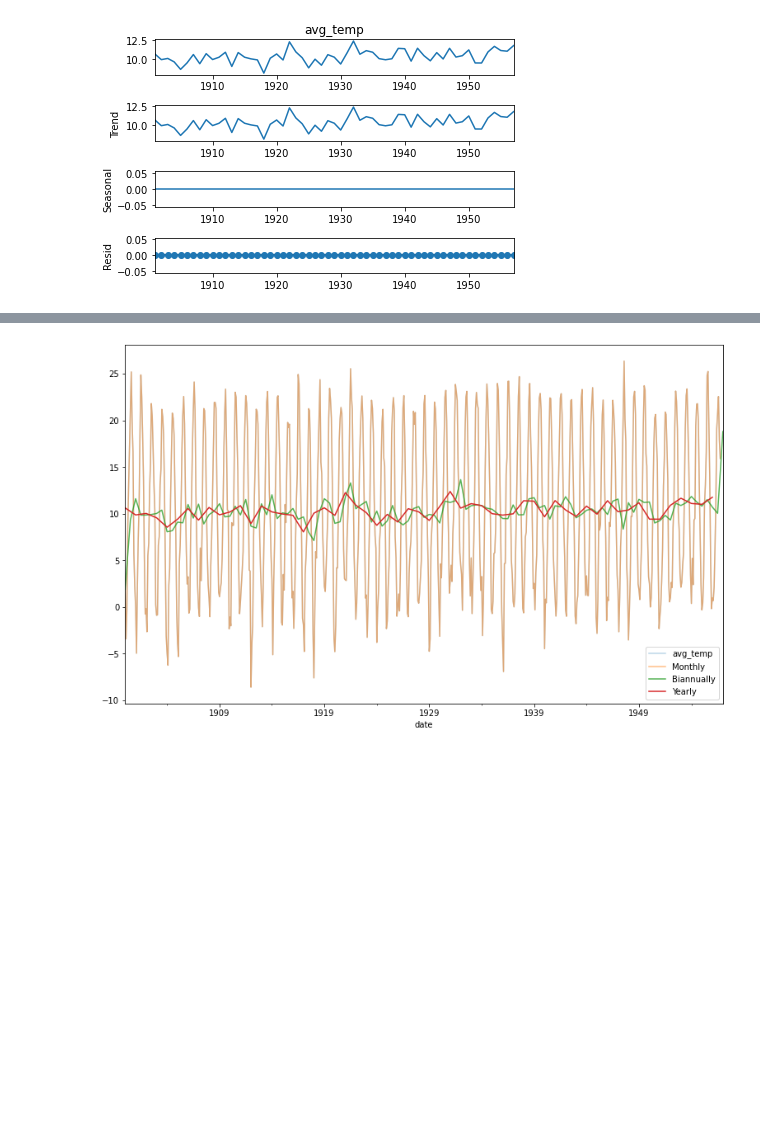
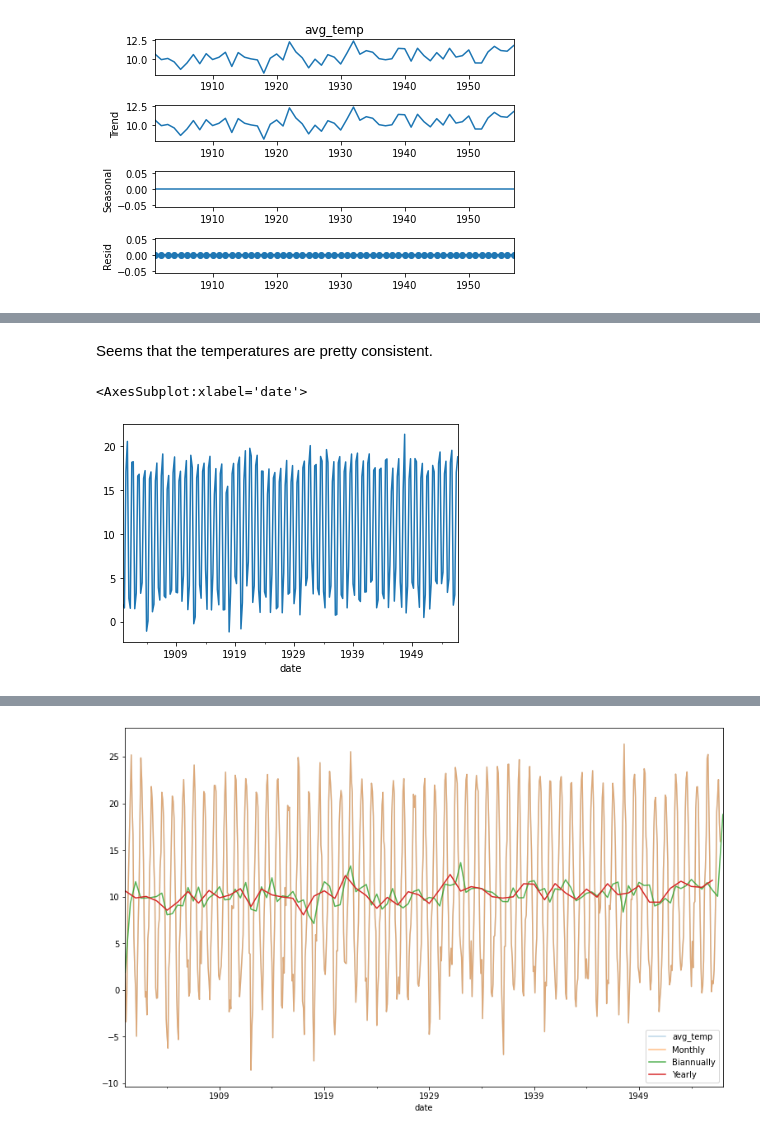
Before and after one commit to annah-vu/time-series-exercises, a Jupyter notebook: climate_mini_project.ipynb, the cells around one changed output, grey strips where cells are left out. Cells and saved outputs as stored; diff of their text form; code cells hidden in the pictures; blank space fills up the shorter version.

Commit message:
land temperatures

```diff
--- a/climate_mini_project.ipynb
+++ b/climate_mini_project.ipynb
@@ -156,0 +171,7 @@ y = train.avg_temp
+# %% [markdown]
+Seems that the temperatures are pretty consistent.
+# %%
+y.resample('3M').mean().plot()
+# %% [output]
+<AxesSubplot:xlabel='date'>
+[figure, added]
```
Also changed, not shown: parts of 14 cells of this notebook.
